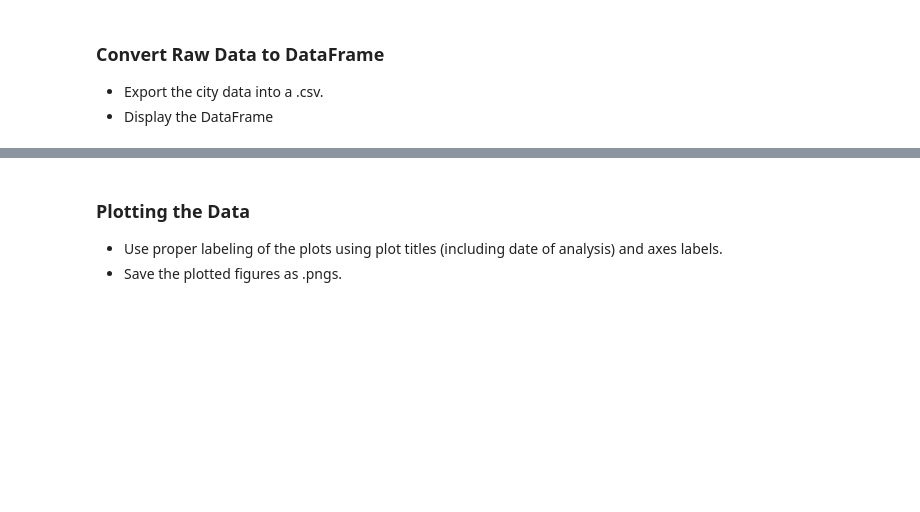
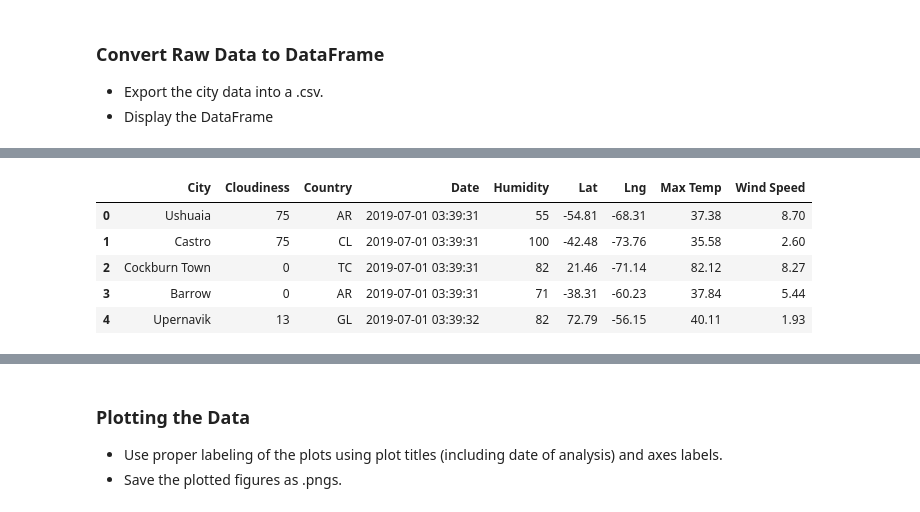
Before and after one commit to rfukamachi/data-homework, a Jupyter notebook: 06_PythonAPI_Homework/WeatherPy.ipynb, the cells around one changed output, grey strips where cells are left out. Cells and saved outputs as stored; diff of their text form; code cells hidden in the pictures; blank space fills up the shorter version.

Commit message:
Cleaned the data, created DF, then exported to csv

```diff
--- a/06_PythonAPI_Homework/WeatherPy.ipynb
+++ b/06_PythonAPI_Homework/WeatherPy.ipynb
@@ -134,29 +135,39 @@ Data Retrieval Complete
 * Export the city data into a .csv.
 * Display the DataFrame
 # %%
+# CLEAN THE DATA!
+# format the date:
+fmt_date_list = pd.to_datetime(unfmt_date_list, unit = 's')
+fmt_date_list
+
+# format the max temp from kelvin to fahrenheit:
+fmt_max_t_list = []
+for x in max_t_list:
+    fmt_max_t_list.append(pytemperature.k2f(x))
+fmt_max_t_list
+
+
+
 # Create a dictionary:
 weather_dict = {
     'City': city_list,
     'Cloudiness': cloudiness_list,
     'Country': country_list,
-#     'Date': fmt_date_list
+    'Date': fmt_date_list,
     'Humidity': humidity_list,
     'Lat': lat_list,
     'Lng': lng_list,
-    'Max Temp': max_t_list,
+    'Max Temp': fmt_max_t_list,
     'Wind Speed': windspeed_list
 }
 
 
 # Create Data Frame:
 weather_df = pd.DataFrame(weather_dict)
-weather_df.head()
-
 
 # Export to csv:
-output_data_file
+weather_df.to_csv(output_data_file, header = True, mode = 'w', index = False)
 
-
-
-report.write_to_csv(".csv")
+# display the data frame:
+weather_df.head()
 # %% [output]
@@ -163,0 +174,6 @@ SyntaxError: invalid syntax (<ipython-input-7-c8934154bd70>, line 8)
+|  | City | Cloudiness | Country | Date | Humidity | Lat | Lng | Max Temp | Wind Speed |
+| 0 | Ushuaia | 75 | AR | 2019-07-01 03:39:31 | 55 | -54.81 | -68.31 | 37.38 | 8.70 |
+| 1 | Castro | 75 | CL | 2019-07-01 03:39:31 | 100 | -42.48 | -73.76 | 35.58 | 2.60 |
+| 2 | Cockburn Town | 0 | TC | 2019-07-01 03:39:31 | 82 | 21.46 | -71.14 | 82.12 | 8.27 |
+| 3 | Barrow | 0 | AR | 2019-07-01 03:39:31 | 71 | -38.31 | -60.23 | 37.84 | 5.44 |
+| 4 | Upernavik | 13 | GL | 2019-07-01 03:39:32 | 82 | 72.79 | -56.15 | 40.11 | 1.93 |
```
Also changed, not shown: parts of 4 cells of this notebook.
